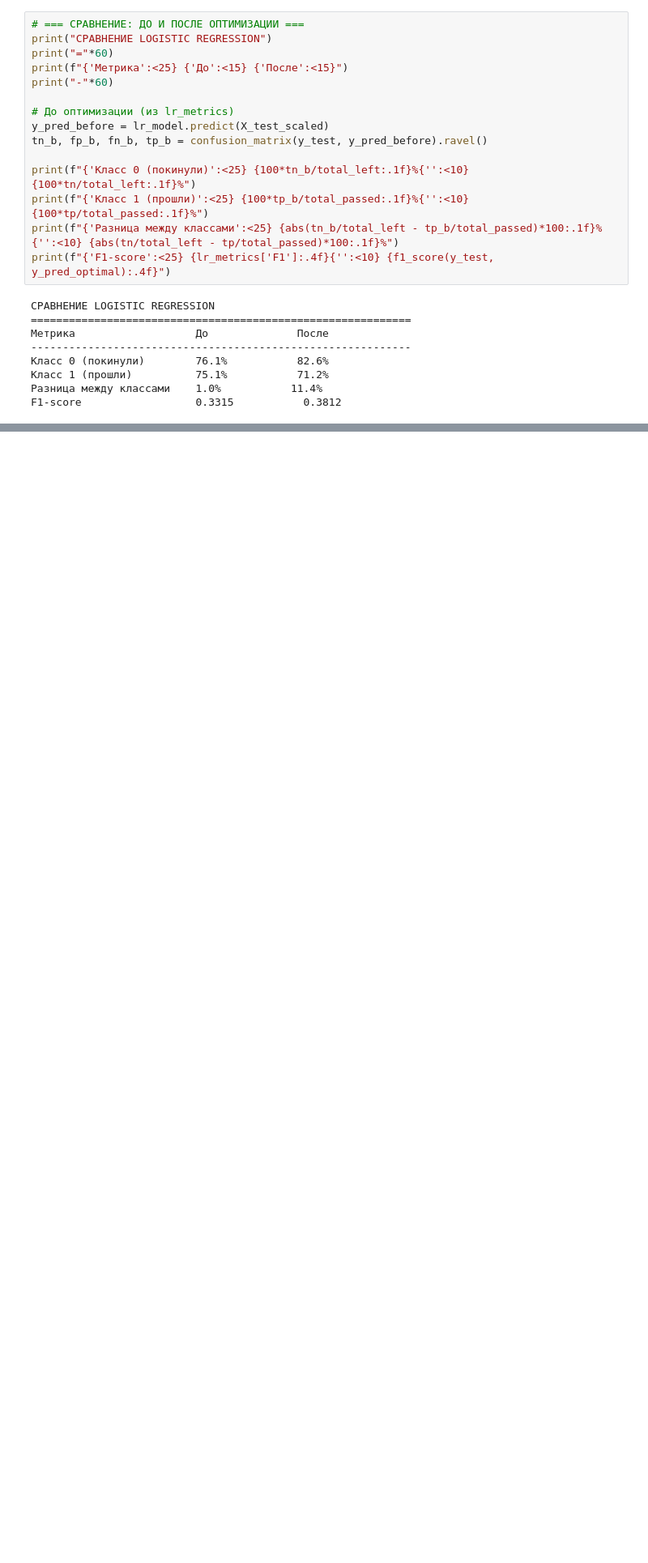
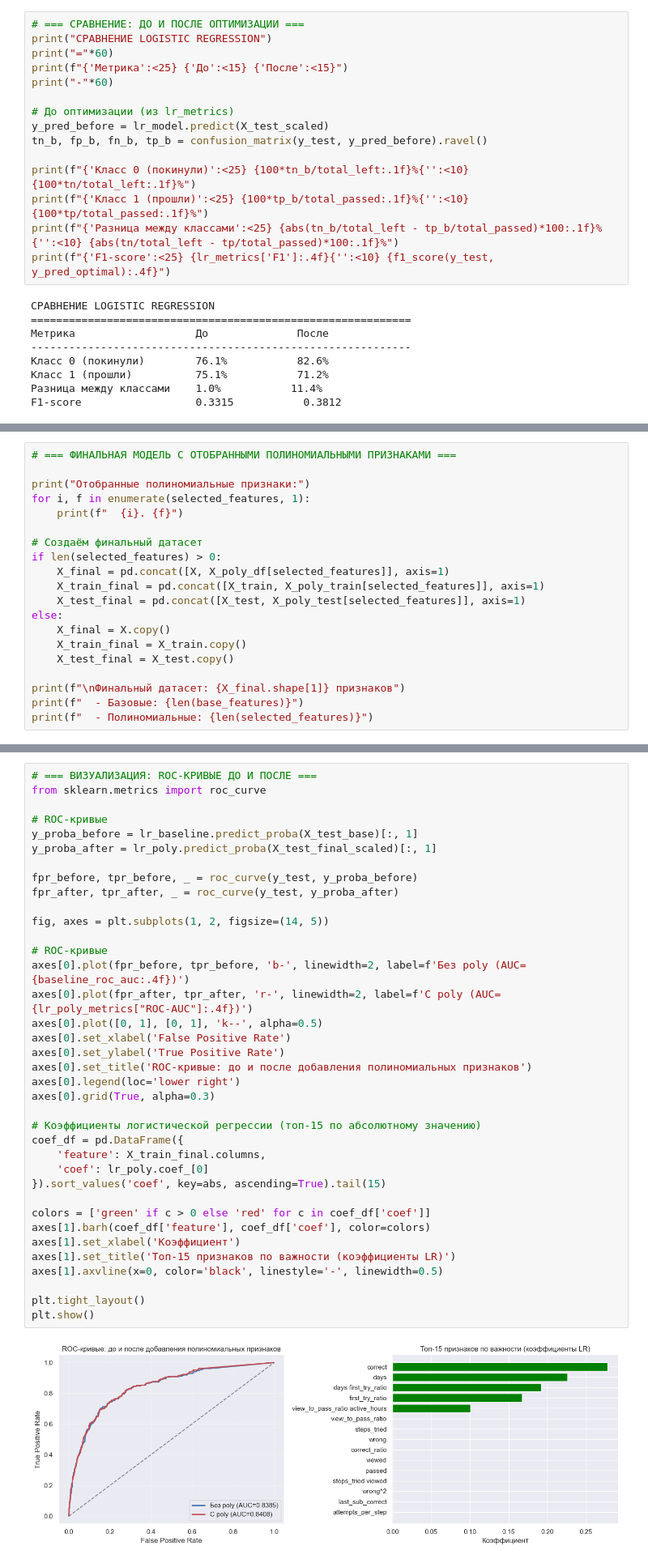
Before and after one commit to SergeySemenov314/stepik_retention_models, a Jupyter notebook: Untitled.ipynb, the cells around one changed output, grey strips where cells are left out. Shown: that part at 81% size. Saved outputs shown, nothing was run; the diff lists cells and outputs as text; blank space fills up the shorter version.

```diff
--- a/Untitled.ipynb
+++ b/Untitled.ipynb
@@ -1233,0 +1423,20 @@ F1-score                  0.3315           0.3812
+# %%
+# === ФИНАЛЬНАЯ МОДЕЛЬ С ОТОБРАННЫМИ ПОЛИНОМИАЛЬНЫМИ ПРИЗНАКАМИ ===
+
+print("Отобранные полиномиальные признаки:")
+for i, f in enumerate(selected_features, 1):
+    print(f"  {i}. {f}")
+
+# Создаём финальный датасет
+if len(selected_features) > 0:
+    X_final = pd.concat([X, X_poly_df[selected_features]], axis=1)
+    X_train_final = pd.concat([X_train, X_poly_train[selected_features]], axis=1)
+    X_test_final = pd.concat([X_test, X_poly_test[selected_features]], axis=1)
+else:
+    X_final = X.copy()
+    X_train_final = X_train.copy()
+    X_test_final = X_test.copy()
+
+print(f"\nФинальный датасет: {X_final.shape[1]} признаков")
+print(f"  - Базовые: {len(base_features)}")
+print(f"  - Полиномиальные: {len(selected_features)}")
@@ -1233,0 +1535,39 @@ F1-score                  0.3315           0.3812
+# %%
+# === ВИЗУАЛИЗАЦИЯ: ROC-КРИВЫЕ ДО И ПОСЛЕ ===
+from sklearn.metrics import roc_curve
+
+# ROC-кривые
+y_proba_before = lr_baseline.predict_proba(X_test_base)[:, 1]
+y_proba_after = lr_poly.predict_proba(X_test_final_scaled)[:, 1]
+
+fpr_before, tpr_before, _ = roc_curve(y_test, y_proba_before)
+fpr_after, tpr_after, _ = roc_curve(y_test, y_proba_after)
+
+fig, axes = plt.subplots(1, 2, figsize=(14, 5))
+
+# ROC-кривые
+axes[0].plot(fpr_before, tpr_before, 'b-', linewidth=2, label=f'Без poly (AUC={baseline_roc_auc:.4f})')
+axes[0].plot(fpr_after, tpr_after, 'r-', linewidth=2, label=f'С poly (AUC={lr_poly_metrics["ROC-AUC"]:.4f})')
+axes[0].plot([0, 1], [0, 1], 'k--', alpha=0.5)
+axes[0].set_xlabel('False Positive Rate')
+axes[0].set_ylabel('True Positive Rate')
+axes[0].set_title('ROC-кривые: до и после добавления полиномиальных признаков')
+axes[0].legend(loc='lower right')
+axes[0].grid(True, alpha=0.3)
+
+# Коэффициенты логистической регрессии (топ-15 по абсолютному значению)
+coef_df = pd.DataFrame({
+    'feature': X_train_final.columns,
+    'coef': lr_poly.coef_[0]
+}).sort_values('coef', key=abs, ascending=True).tail(15)
+
+colors = ['green' if c > 0 else 'red' for c in coef_df['coef']]
+axes[1].barh(coef_df['feature'], coef_df['coef'], color=colors)
+axes[1].set_xlabel('Коэффициент')
+axes[1].set_title('Топ-15 признаков по важности (коэффициенты LR)')
+axes[1].axvline(x=0, color='black', linestyle='-', linewidth=0.5)
+
+plt.tight_layout()
+plt.show()
+# %% [output]
+[figure, added]
```
Also changed, not shown: parts of 9 cells of this notebook.
